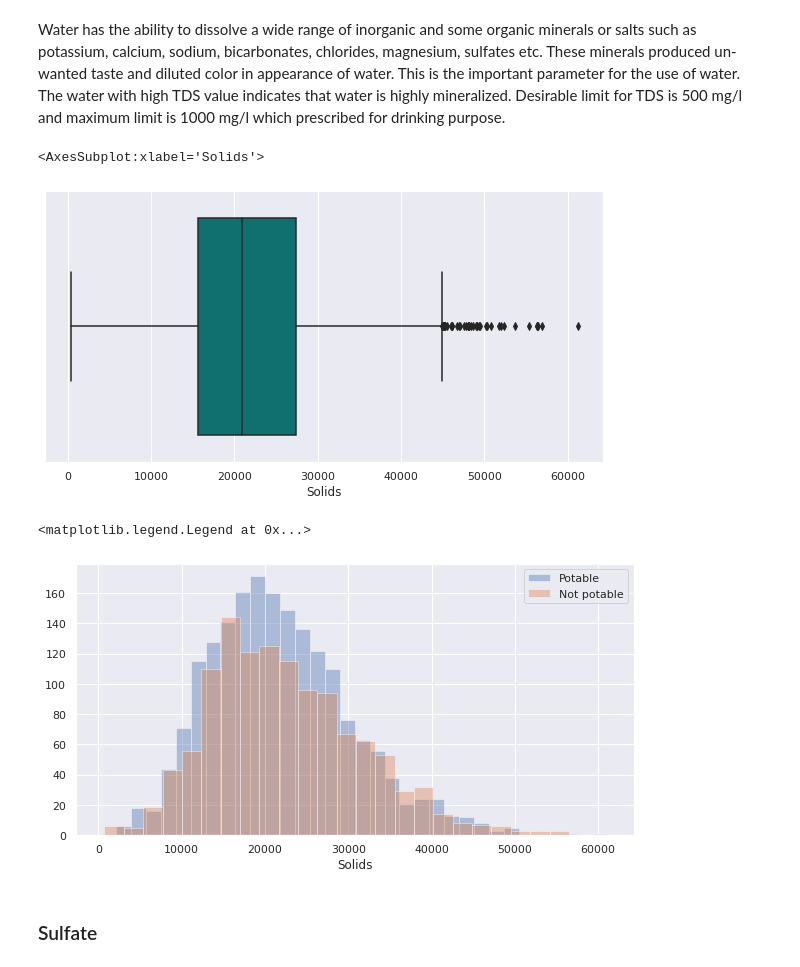
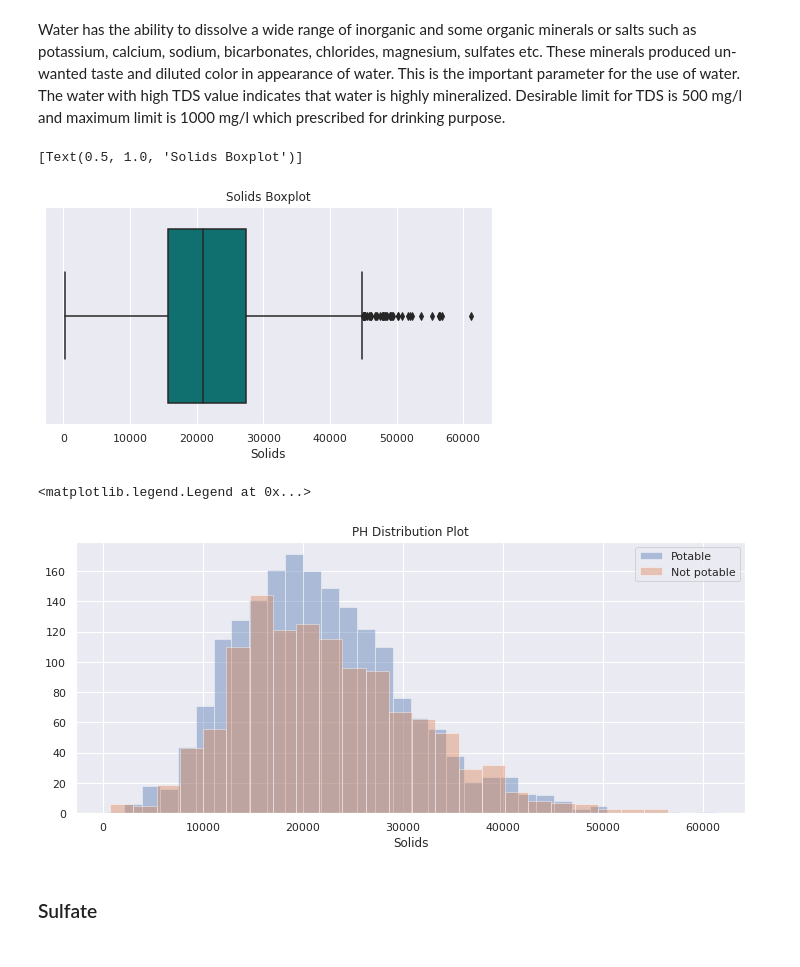
Before and after one commit to belea7/Water_Potability, a Jupyter notebook: water-potability-classification.ipynb, the cells around one changed output. Cells and saved outputs as stored; diff of their text form; code cells hidden in the pictures.

```diff
--- a/water-potability-classification.ipynb
+++ b/water-potability-classification.ipynb
@@ -224,5 +224,6 @@ sns.boxplot(x = df.ph, color = 'teal')
 # %%
-sns.distplot(df[df["Potability"] == 0]['ph'],  kde=False, label="Potable")
+sns.set(rc={'figure.figsize':(12,5)})
+sns.distplot(df[df["Potability"] == 0]['ph'],  kde=False, label="Potable").set(title='PH Distribution Plot')
 sns.distplot(df[df["Potability"] == 1]['ph'],  kde=False, label="Not potable")
 plt.legend()
 # %% [output]
@@ -233,5 +234,6 @@ plt.legend()
 # %% [markdown]
 Hardness is mainly caused by calcium and magnesium salts. These salts are dissolved from geologic deposits through which water travels. The length of time water is in contact with hardness producing material helps determine how much hardness there is in raw water. Hardness was originally defined as the capacity of water to precipitate soap caused by Calcium and Magnesium.
 # %%
-sns.boxplot(x = df.Hardness, color = 'teal')
+sns.set(rc={'figure.figsize':(8,4)})
+sns.boxplot(x=df.Hardness, color='teal').set(title='Hardness Boxplot')
 # %% [output]
@@ -240,5 +242,6 @@ sns.boxplot(x = df.Hardness, color = 'teal')
 # %%
-sns.distplot(df[df["Potability"] == 0]['Hardness'],  kde=False, label="Potable")
+sns.set(rc={'figure.figsize':(12,5)})
+sns.distplot(df[df["Potability"] == 0]['Hardness'],  kde=False, label="Potable").set(title='PH Distribution Plot')
 sns.distplot(df[df["Potability"] == 1]['Hardness'],  kde=False, label="Not potable")
 plt.legend()
 # %% [output]
@@ -249,17 +252,19 @@ plt.legend()
 # %% [markdown]
 Water has the ability to dissolve a wide range of inorganic and some organic minerals or salts such as potassium, calcium, sodium, bicarbonates, chlorides, magnesium, sulfates etc. These minerals produced un-wanted taste and diluted color in appearance of water. This is the important parameter for the use of water. The water with high TDS value indicates that water is highly mineralized. Desirable limit for TDS is 500 mg/l and maximum limit is 1000 mg/l which prescribed for drinking purpose.
 # %%
-sns.boxplot(x = df.Solids, color = 'teal')
+sns.set(rc={'figure.figsize':(8,4)})
+sns.boxplot(x=df.Solids, color='teal').set(title='Solids Boxplot')
 # %% [output]
-<AxesSubplot:xlabel='Solids'>
+[Text(0.5, 1.0, 'Solids Boxplot')]
-[figure, old version]
+[figure, new version]
 # %%
-sns.distplot(df[df["Potability"] == 0]['Solids'],  kde=False, label="Potable")
+sns.set(rc={'figure.figsize':(12,5)})
+sns.distplot(df[df["Potability"] == 0]['Solids'],  kde=False, label="Potable").set(title='PH Distribution Plot')
 sns.distplot(df[df["Potability"] == 1]['Solids'],  kde=False, label="Not potable")
 plt.legend()
 # %% [output]
 <matplotlib.legend.Legend at 0x...>
-[figure, old version]
+[figure, new version]
 # %% [markdown]
 ### Sulfate
 # %% [markdown]
```
Also changed, not shown: parts of 25 cells of this notebook.
